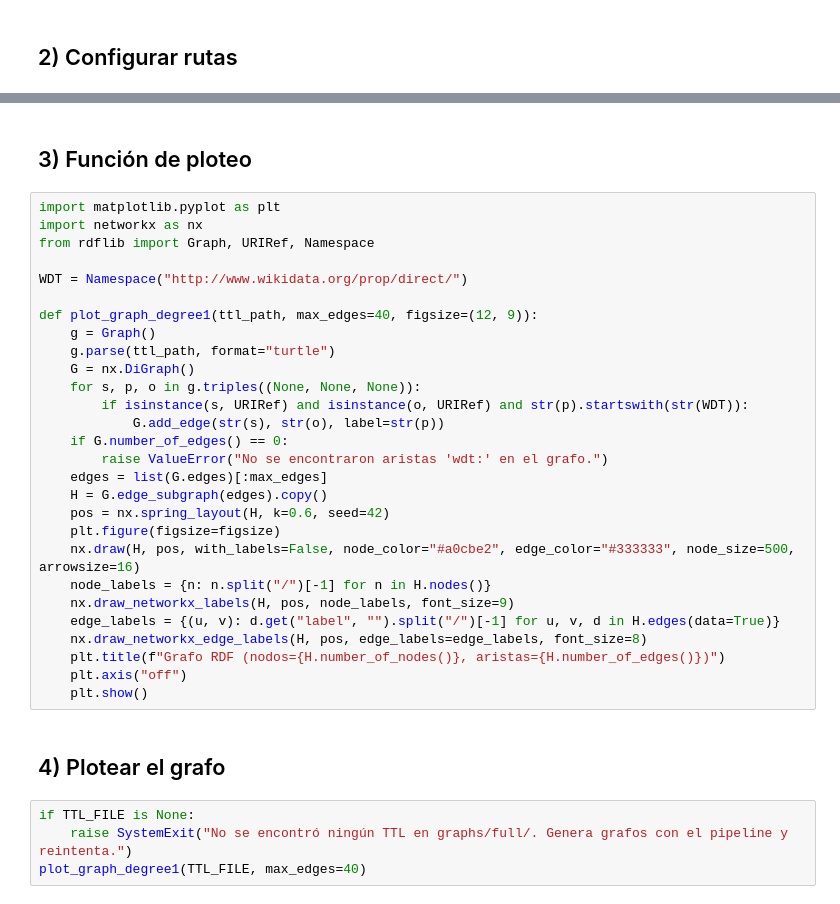
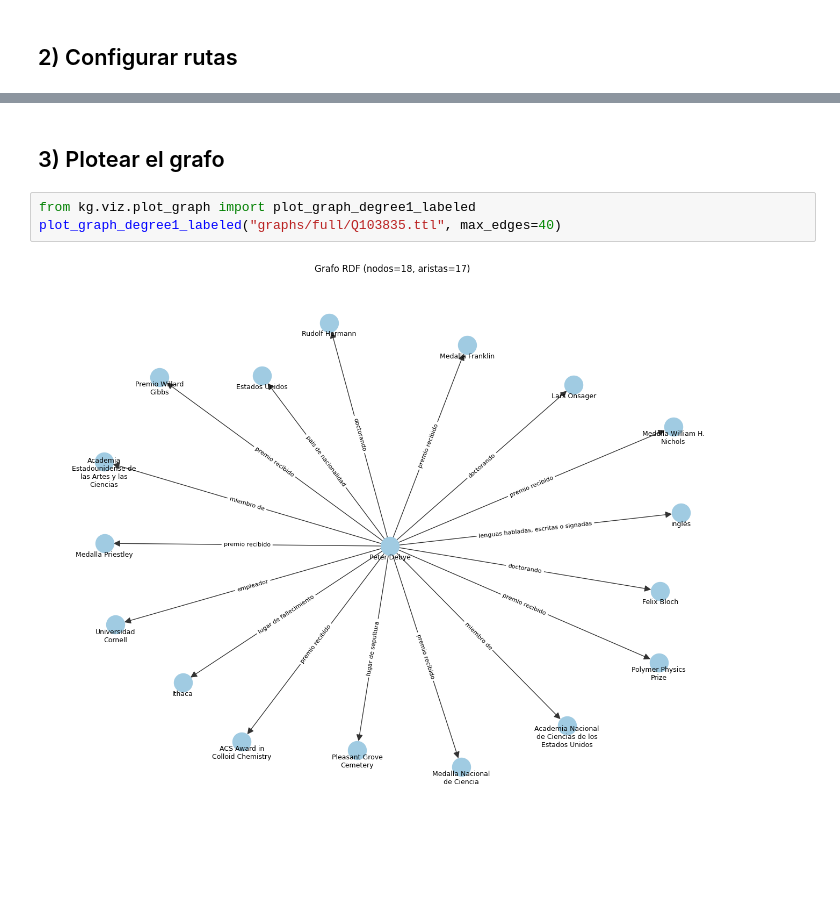
Before and after one commit to Larraguibel/historical_figures_KG, a Jupyter notebook: notebooks/Plot_KG.ipynb, the cells around one changed output, grey strips where cells are left out. Saved outputs shown, nothing was run; the diff lists cells and outputs as text; blank space fills up the shorter version.

Commit message:
(feat) plots funcs and exec

```diff
--- a/notebooks/Plot_KG.ipynb
+++ b/notebooks/Plot_KG.ipynb
@@ -49,36 +42,7 @@ NameError: name '__file__' is not defined
-# %% [markdown]
-## 3) Función de ploteo
-# %%
-import matplotlib.pyplot as plt
-import networkx as nx
-from rdflib import Graph, URIRef, Namespace
-
-WDT = Namespace("http://www.wikidata.org/prop/direct/")
-
-def plot_graph_degree1(ttl_path, max_edges=40, figsize=(12, 9)):
-    g = Graph()
-    g.parse(ttl_path, format="turtle")
-    G = nx.DiGraph()
-    for s, p, o in g.triples((None, None, None)):
-        if isinstance(s, URIRef) and isinstance(o, URIRef) and str(p).startswith(str(WDT)):
-            G.add_edge(str(s), str(o), label=str(p))
-    if G.number_of_edges() == 0:
-        raise ValueError("No se encontraron aristas 'wdt:' en el grafo.")
-    edges = list(G.edges)[:max_edges]
-    H = G.edge_subgraph(edges).copy()
-    pos = nx.spring_layout(H, k=0.6, seed=42)
-    plt.figure(figsize=figsize)
-    nx.draw(H, pos, with_labels=False, node_color="#a0cbe2", edge_color="#333333", node_size=500, arrowsize=16)
-    node_labels = {n: n.split("/")[-1] for n in H.nodes()}
-    nx.draw_networkx_labels(H, pos, node_labels, font_size=9)
-    edge_labels = {(u, v): d.get("label", "").split("/")[-1] for u, v, d in H.edges(data=True)}
-    nx.draw_networkx_edge_labels(H, pos, edge_labels=edge_labels, font_size=8)
-    plt.title(f"Grafo RDF (nodos={H.number_of_nodes()}, aristas={H.number_of_edges()})")
-    plt.axis("off")
-    plt.show()
 # %% [markdown]
-## 4) Plotear el grafo
+## 3) Plotear el grafo
-# %%
-if TTL_FILE is None:
-    raise SystemExit("No se encontró ningún TTL en graphs/full/. Genera grafos con el pipeline y reintenta.")
-plot_graph_degree1(TTL_FILE, max_edges=40)
+# %%
+from kg.viz.plot_graph import plot_graph_degree1_labeled
+plot_graph_degree1_labeled("graphs/full/Q103835.ttl", max_edges=40)
+# %% [output]
+[figure, added]
```
Also changed, not shown: parts of 2 cells of this notebook, 1 other file.
